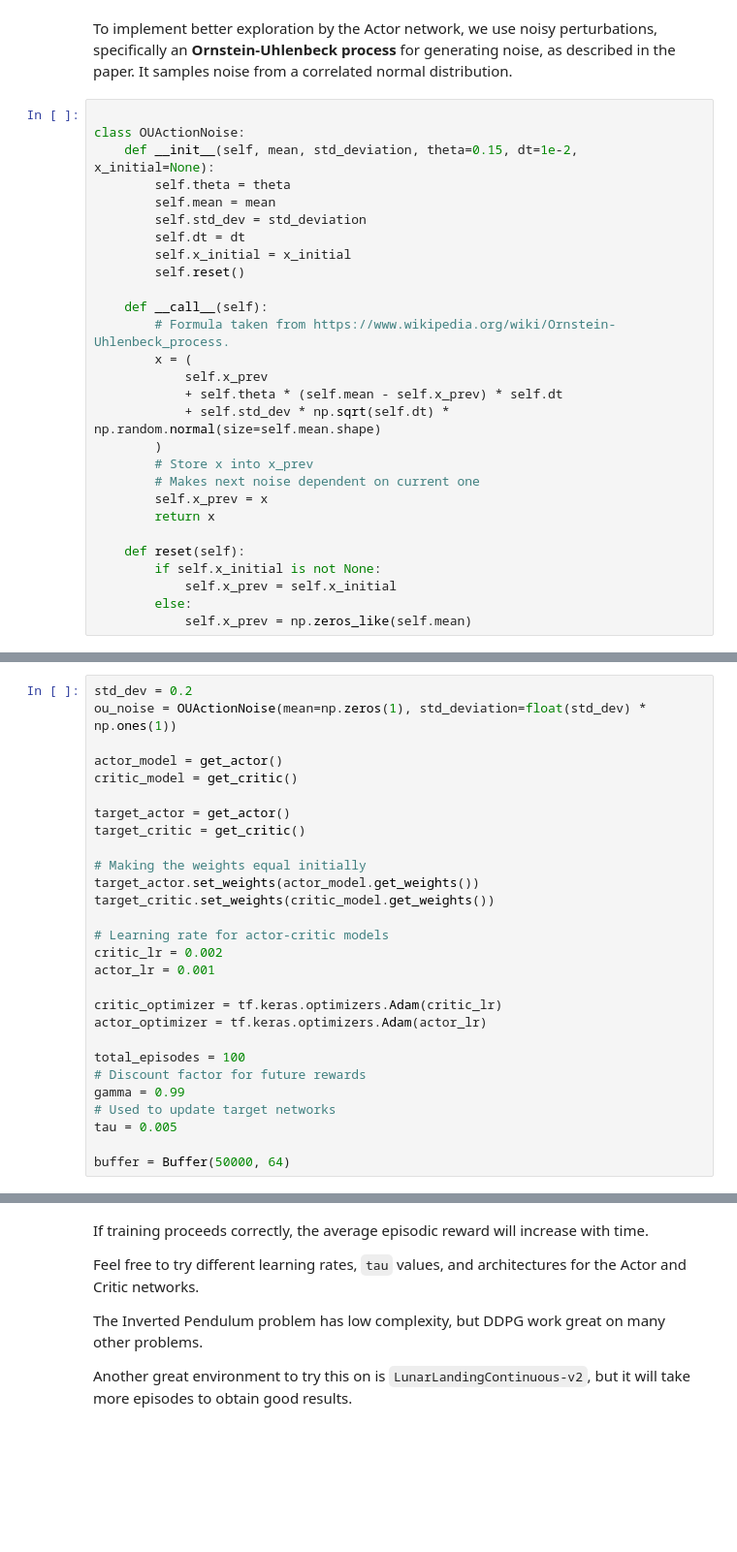
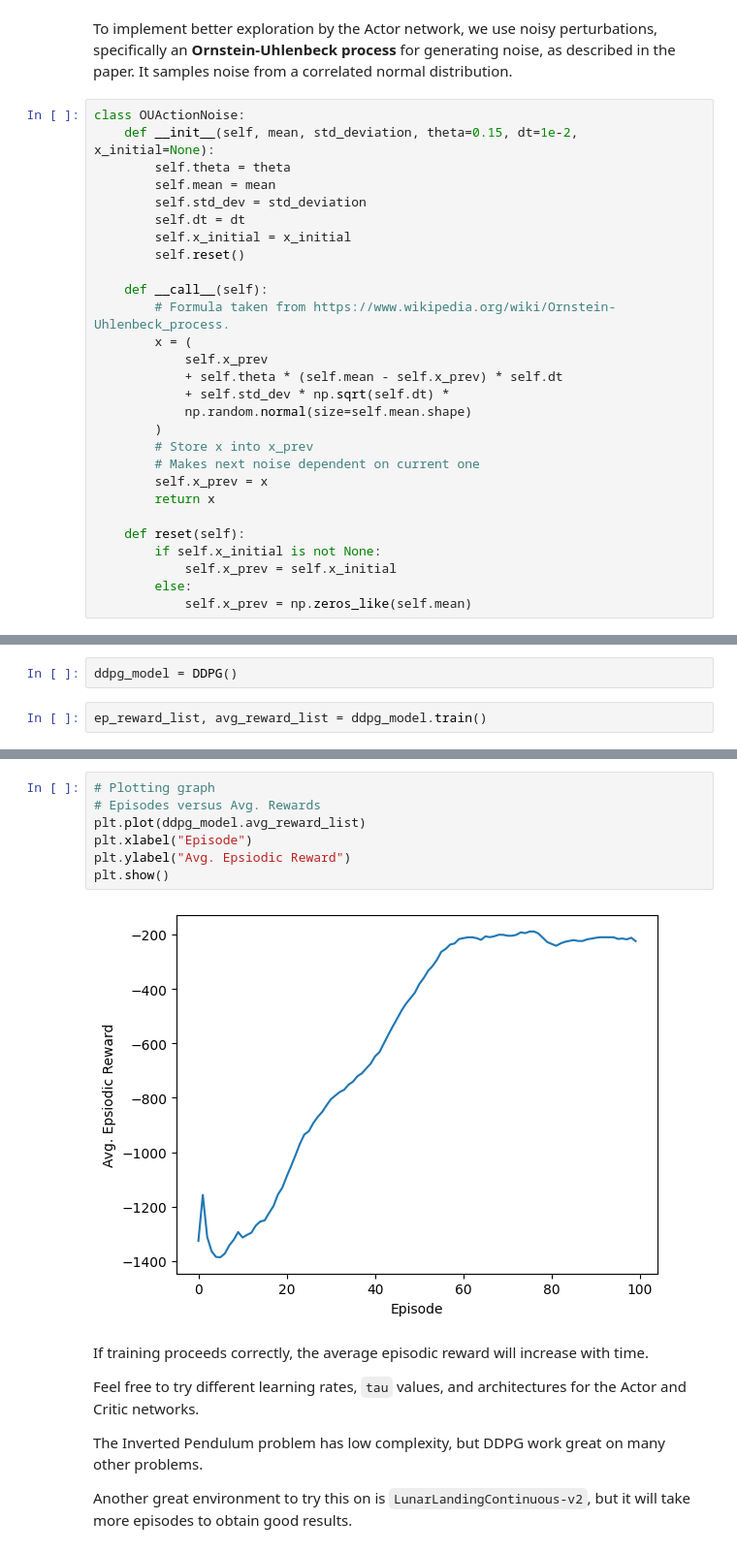
Before and after one commit to calebtham/reinforcement-learning, a Jupyter notebook: ddpg_pendulum.ipynb, the cells around one changed output, grey strips where cells are left out. Shown at 97% size. Cells and saved outputs as stored; diff of their text form; blank space fills up the shorter version.

```diff
--- a/ddpg_pendulum.ipynb
+++ b/ddpg_pendulum.ipynb
@@ -87,7 +102,6 @@ specifically
 an **Ornstein-Uhlenbeck process** for generating noise, as described in the paper.
 It samples noise from a correlated normal distribution.
 # %%
-
 class OUActionNoise:
     def __init__(self, mean, std_deviation, theta=0.15, dt=1e-2, x_initial=None):
         self.theta = theta
@@ -102,7 +116,8 @@ class OUActionNoise:
         x = (
             self.x_prev
             + self.theta * (self.mean - self.x_prev) * self.dt
-            + self.std_dev * np.sqrt(self.dt) * np.random.normal(size=self.mean.shape)
+            + self.std_dev * np.sqrt(self.dt) *
+            np.random.normal(size=self.mean.shape)
         )
         # Store x into x_prev
         # Makes next noise dependent on current one
@@ -288,28 +149,0 @@ def policy(state, noise_object):
-# %%
-std_dev = 0.2
-ou_noise = OUActionNoise(mean=np.zeros(1), std_deviation=float(std_dev) * np.ones(1))
-
-actor_model = get_actor()
-critic_model = get_critic()
-
-target_actor = get_actor()
-target_critic = get_critic()
-
-# Making the weights equal initially
-target_actor.set_weights(actor_model.get_weights())
-target_critic.set_weights(critic_model.get_weights())
-
-# Learning rate for actor-critic models
-critic_lr = 0.002
-actor_lr = 0.001
-
-critic_optimizer = tf.keras.optimizers.Adam(critic_lr)
-actor_optimizer = tf.keras.optimizers.Adam(actor_lr)
-
-total_episodes = 100
-# Discount factor for future rewards
-gamma = 0.99
-# Used to update target networks
-tau = 0.005
-
-buffer = Buffer(50000, 64)
@@ -368,0 +429,4 @@ plt.show()
+# %%
+ddpg_model = DDPG()
+# %%
+ep_reward_list, avg_reward_list = ddpg_model.train()
@@ -369,3 +451,12 @@ plt.show()
+# %%
+# Plotting graph
+# Episodes versus Avg. Rewards
+plt.plot(ddpg_model.avg_reward_list)
+plt.xlabel("Episode")
+plt.ylabel("Avg. Epsiodic Reward")
+plt.show()
+# %% [output]
+[figure, added]
 # %% [markdown]
 If training proceeds correctly, the average episodic reward will increase with time.
 
```
Also changed, not shown: parts of 21 cells of this notebook.
